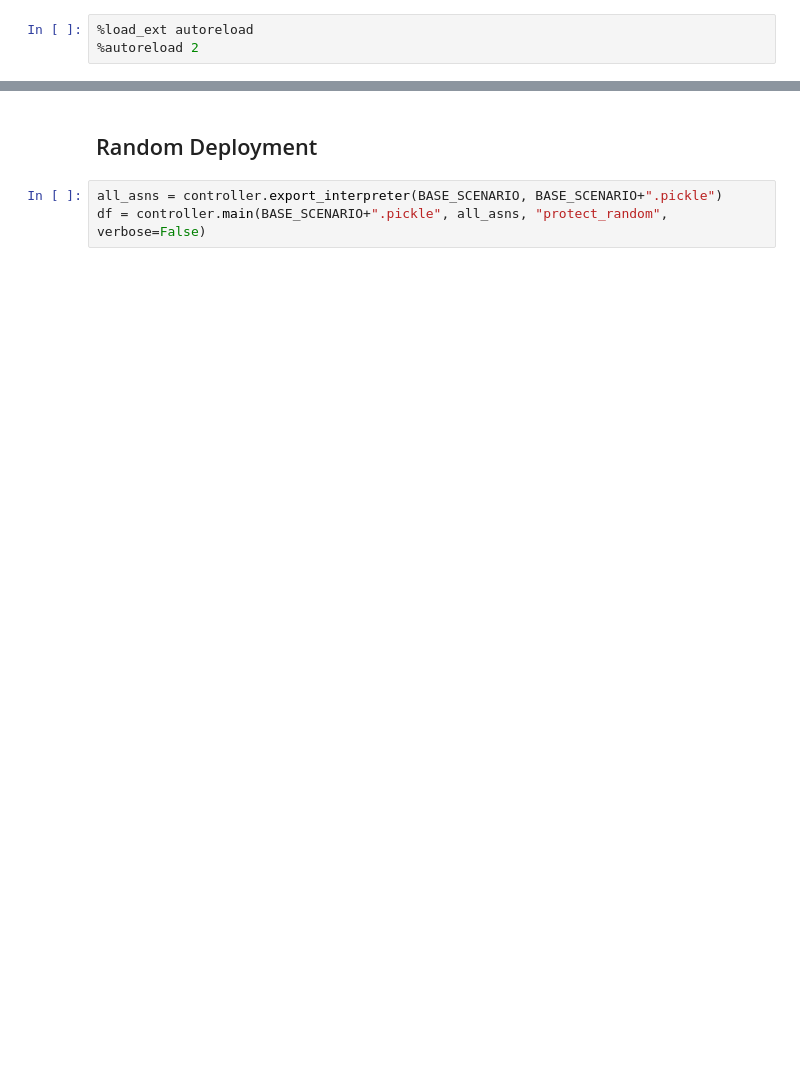
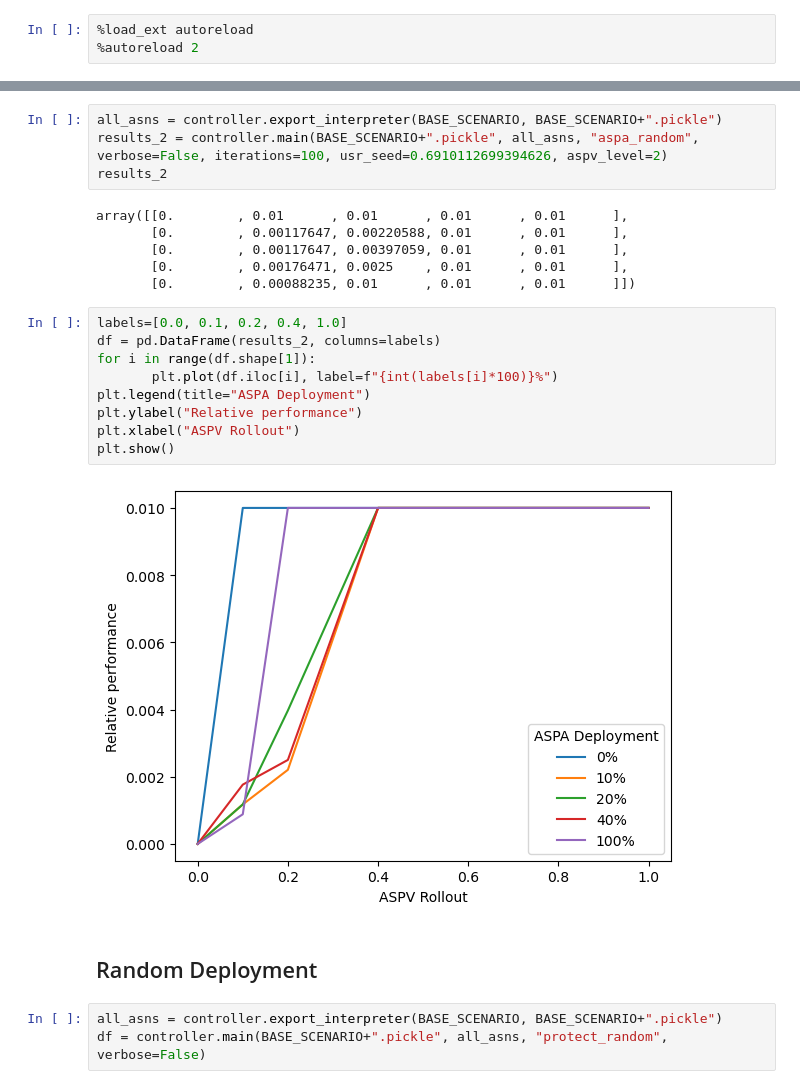
Before and after one commit to TianWong/LOTUS, a Jupyter notebook: controller_workbook.ipynb, the cells around one changed output, grey strips where cells are left out. Drawn from its saved outputs; the diff is of its cells as text; blank space fills up the shorter version.

```diff
--- a/controller_workbook.ipynb
+++ b/controller_workbook.ipynb
@@ -8,3 +38,24 @@ BASE_SCENARIO = './world/ranked_ca_gb.lotus'
+# %%
+all_asns = controller.export_interpreter(BASE_SCENARIO, BASE_SCENARIO+".pickle")
+results_2 = controller.main(BASE_SCENARIO+".pickle", all_asns, "aspa_random", verbose=False, iterations=100, usr_seed=0.6910112699394626, aspv_level=2)
+results_2
+# %% [output]
+array([[0.        , 0.01      , 0.01      , 0.01      , 0.01      ],
+       [0.        , 0.00117647, 0.00220588, 0.01      , 0.01      ],
+       [0.        , 0.00117647, 0.00397059, 0.01      , 0.01      ],
+       [0.        , 0.00176471, 0.0025    , 0.01      , 0.01      ],
+       [0.        , 0.00088235, 0.01      , 0.01      , 0.01      ]])
+# %%
+labels=[0.0, 0.1, 0.2, 0.4, 1.0]
+df = pd.DataFrame(results_2, columns=labels)
+for i in range(df.shape[1]):
+       plt.plot(df.iloc[i], label=f"{int(labels[i]*100)}%")
+plt.legend(title="ASPA Deployment")
+plt.ylabel("Relative performance")
+plt.xlabel("ASPV Rollout")
+plt.show()
+# %% [output]
+[figure, added]
 # %% [markdown]
 ## Random Deployment
 # %%
```
Also changed, not shown: parts of 16 cells of this notebook, 4 other files.
